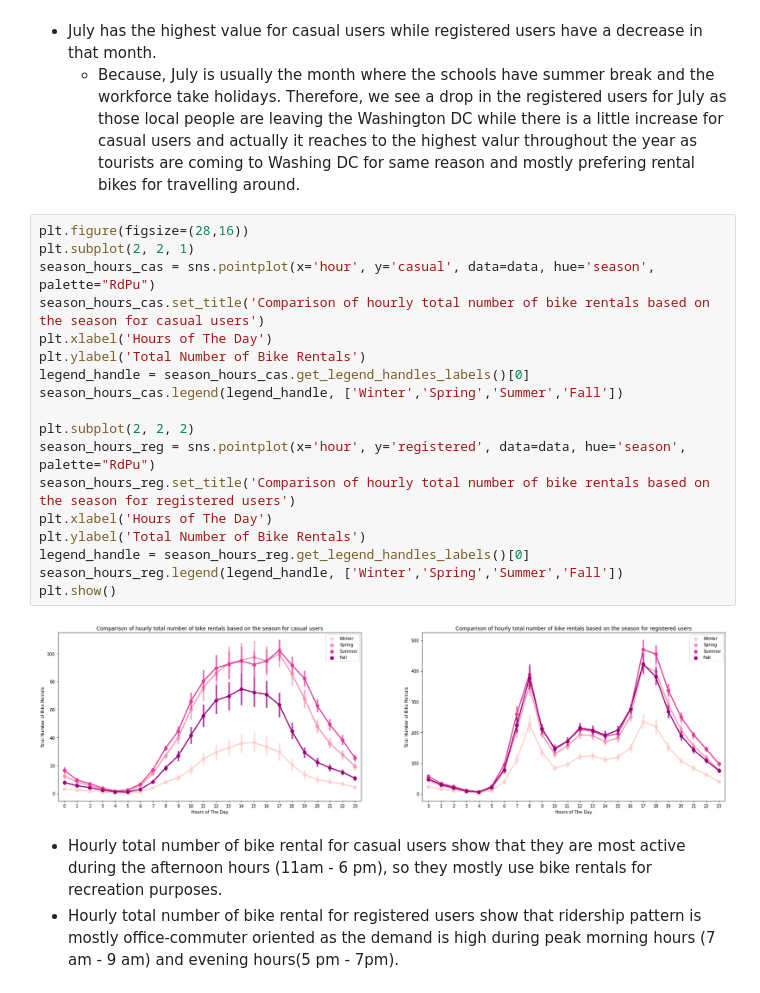
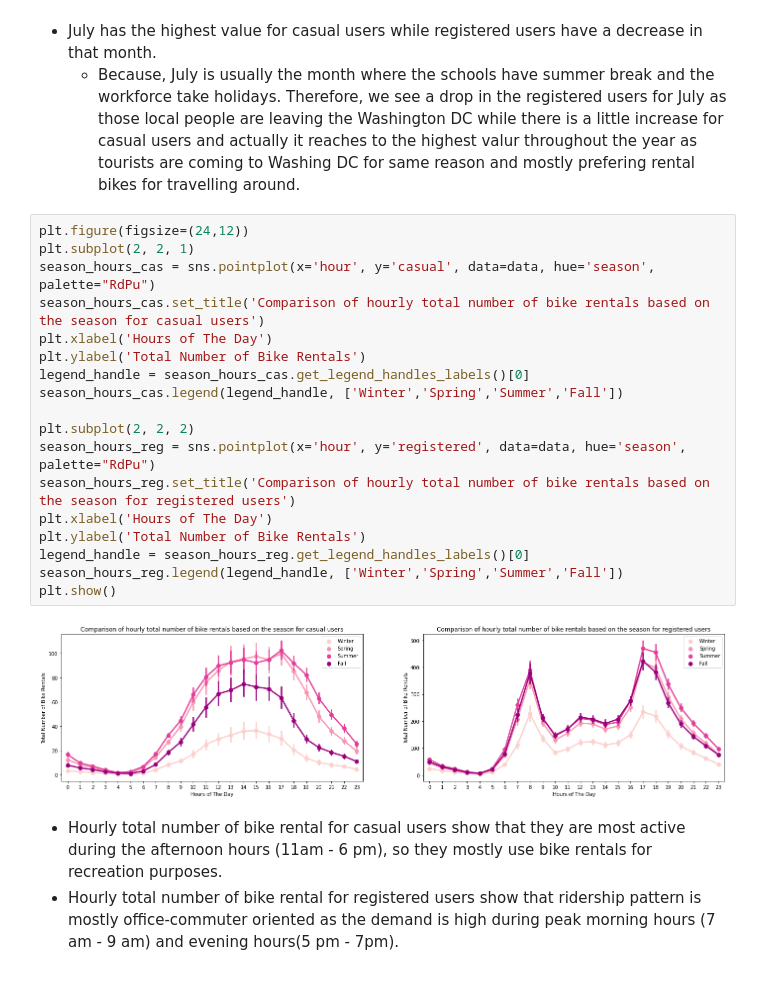
Before and after one commit to wuestenblume/Capital-Bikeshare, a Jupyter notebook: Data_analysis.ipynb, the cells around one changed output. Cells and saved outputs as stored; diff of their text form.

```diff
--- a/Data_analysis.ipynb
+++ b/Data_analysis.ipynb
@@ -190,25 +193,25 @@ plt.show()
 - July has the highest value for casual users while registered users have a decrease in that month.
     - Because, July is usually the month where the schools have summer break and the workforce take holidays. Therefore, we see a drop in the registered users for July as those local people are leaving the Washington DC while there is a little increase for casual users and actually it reaches to the highest valur throughout the year as tourists are coming to Washing DC for same reason and mostly prefering rental bikes for travelling around.
 # %%
-plt.figure(figsize=(28,16))
+plt.figure(figsize=(24,12))
 plt.subplot(2, 2, 1)
 season_hours_cas = sns.pointplot(x='hour', y='casual', data=data, hue='season', palette="RdPu")
 season_hours_cas.set_title('Comparison of hourly total number of bike rentals based on the season for casual users')
 plt.xlabel('Hours of The Day')
 plt.ylabel('Total Number of Bike Rentals')
 legend_handle = season_hours_cas.get_legend_handles_labels()[0]
 season_hours_cas.legend(legend_handle, ['Winter','Spring','Summer','Fall'])
 
 plt.subplot(2, 2, 2)
 season_hours_reg = sns.pointplot(x='hour', y='registered', data=data, hue='season', palette="RdPu")
 season_hours_reg.set_title('Comparison of hourly total number of bike rentals based on the season for registered users')
 plt.xlabel('Hours of The Day')
 plt.ylabel('Total Number of Bike Rentals')
 legend_handle = season_hours_reg.get_legend_handles_labels()[0]
 season_hours_reg.legend(legend_handle, ['Winter','Spring','Summer','Fall'])
 plt.show()
 # %% [output]
-[figure, old version]
+[figure, new version]
 # %% [markdown]
 - Hourly total number of bike rental for casual users show that they are most active during the afternoon hours (11am - 6 pm), so they mostly use bike rentals for recreation purposes.
 - Hourly total number of bike rental for registered users show that ridership pattern is mostly office-commuter oriented as the demand is high during peak morning hours (7 am - 9 am) and evening hours(5 pm - 7pm).
```
Also changed, not shown: parts of 19 cells of this notebook.
